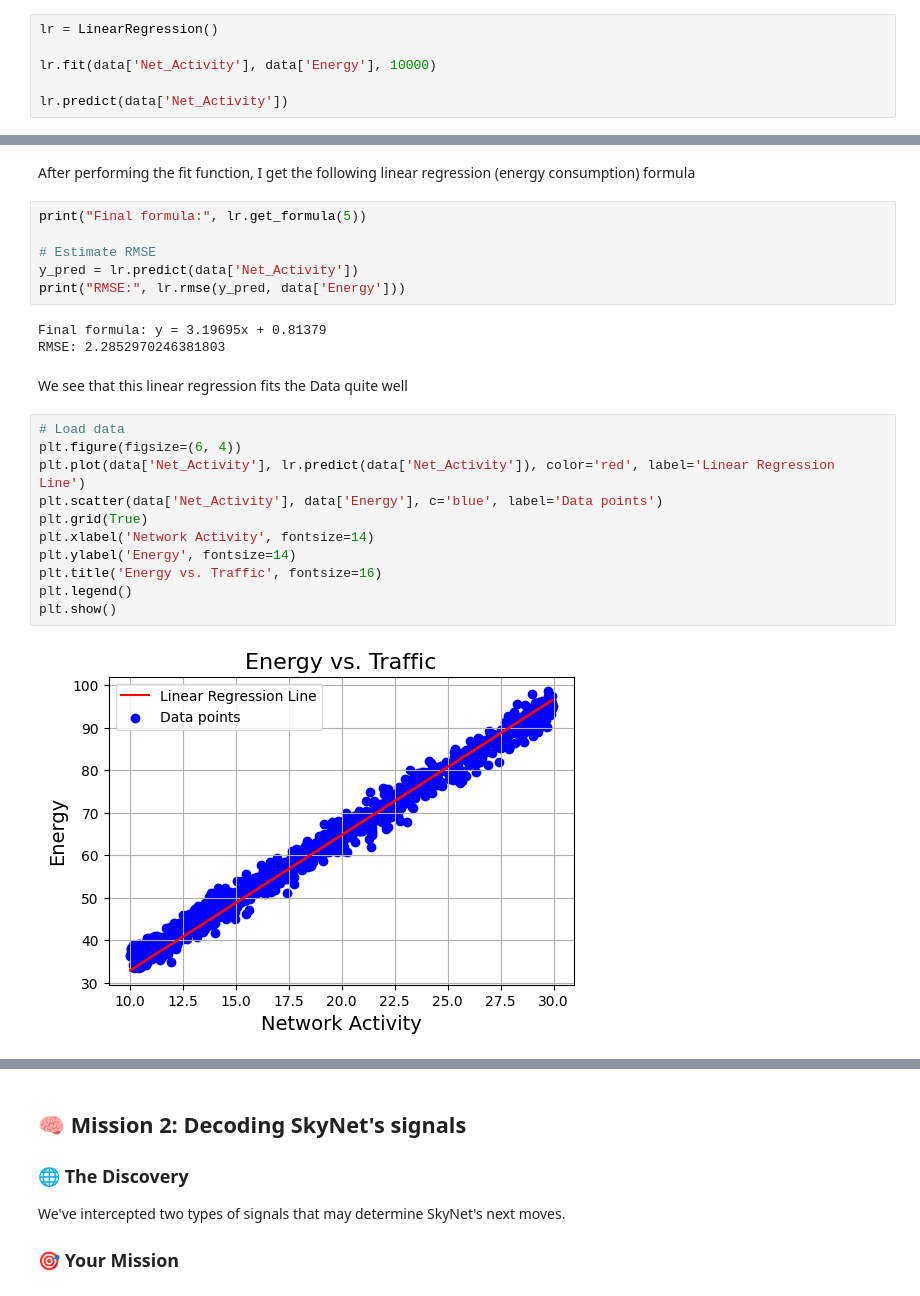
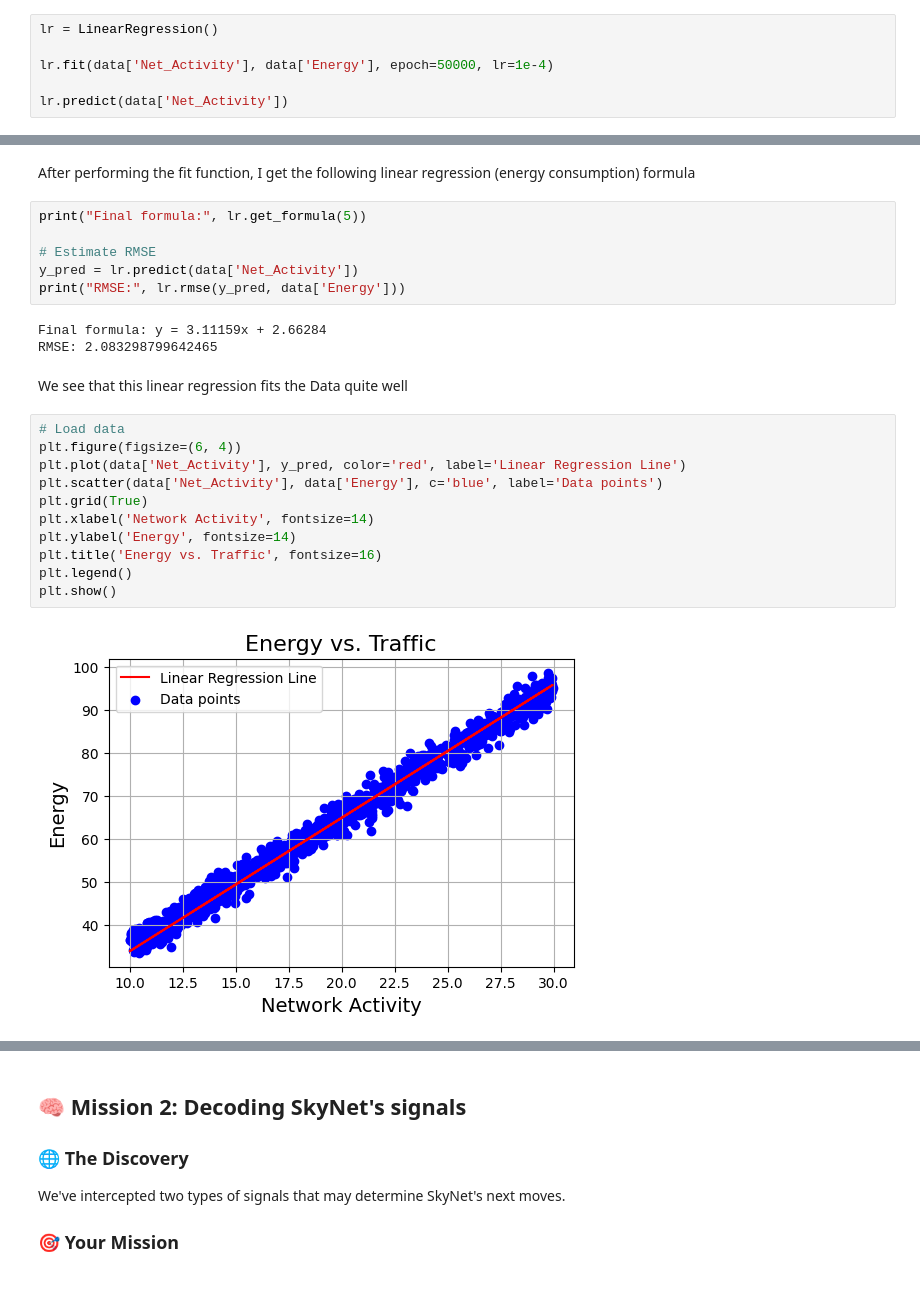
Before and after one commit to flippi321/TDT4172-Introduction-to-Machine-Learning, a Jupyter notebook: Assignment 1/Chapter_1.ipynb, the cells around one changed output, grey strips where cells are left out. Cells and saved outputs as stored; diff of their text form.

```diff
--- a/Assignment 1/Chapter_1.ipynb
+++ b/Assignment 1/Chapter_1.ipynb
@@ -82,7 +85,7 @@ plt.show()
 # %%
 lr = LinearRegression()
 
-lr.fit(data['Net_Activity'], data['Energy'], 10000)
+lr.fit(data['Net_Activity'], data['Energy'], epoch=50000, lr=1e-4)
 
 lr.predict(data['Net_Activity'])
 # %% [output]
@@ -109,20 +112,20 @@ print("Final formula:", lr.get_formula(5))
 y_pred = lr.predict(data['Net_Activity'])
 print("RMSE:", lr.rmse(y_pred, data['Energy']))
 # %% [output]
-Final formula: y = 3.19695x + 0.81379
-RMSE: 2.2852970246381803
+Final formula: y = 3.11159x + 2.66284
+RMSE: 2.083298799642465
 # %% [markdown]
 We see that this linear regression fits the Data quite well
 # %%
 # Load data
 plt.figure(figsize=(6, 4))
-plt.plot(data['Net_Activity'], lr.predict(data['Net_Activity']), color='red', label='Linear Regression Line')
+plt.plot(data['Net_Activity'], y_pred, color='red', label='Linear Regression Line')
 plt.scatter(data['Net_Activity'], data['Energy'], c='blue', label='Data points')
 plt.grid(True)
 plt.xlabel('Network Activity', fontsize=14)
 plt.ylabel('Energy', fontsize=14)
 plt.title('Energy vs. Traffic', fontsize=16)
 plt.legend()
 plt.show()
 # %% [output]
-[figure, old version]
+[figure, new version]
```
Also changed, not shown: parts of 36 cells of this notebook.
